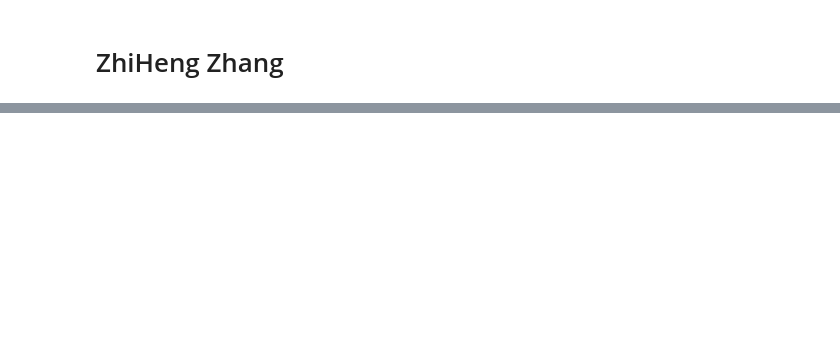
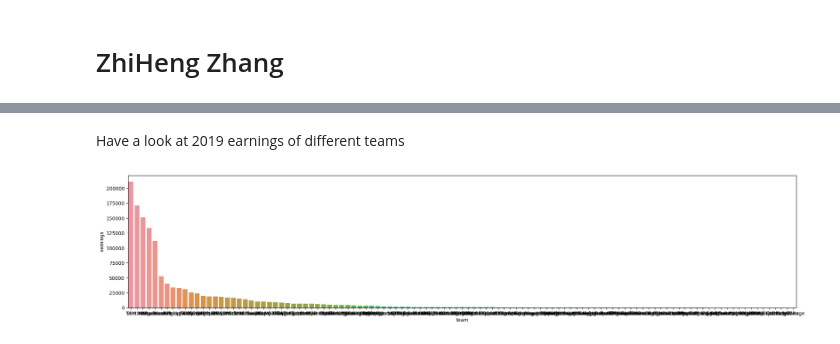
Before and after one commit to ubco-W2022T1-cosc301/project-group08, a Jupyter notebook: notebooks/analysis1.ipynb, the cells around one changed output, grey strips where cells are left out. Saved outputs shown, nothing was run; the diff lists cells and outputs as text; code cells hidden in the pictures; blank space fills up the shorter version.

```diff
--- a/notebooks/analysis1.ipynb
+++ b/notebooks/analysis1.ipynb
@@ -59,0 +17,8 @@ win_by_player
+# %%
+win_by_org = pd.read_csv("ungraded/winnings_by_org_allYears.csv")
+win2019 = win_by_org[win_by_org["year"]==2019]
+win2020 = win_by_org[win_by_org["year"]==2020]
+win2021 = win_by_org[win_by_org["year"]==2021]
+win2022 = win_by_org[win_by_org["year"]==2022]
+print("2019 chart:")
+win2019
@@ -59,0 +94,9 @@ win_by_player
+# %% [markdown]
+Have a look at 2019 earnings of different teams
+# %%
+import seaborn as sns
+import matplotlib.pyplot as plt
+sns.barplot(y=win2019["earnings"],x=win2019["team"])
+plt.gcf().set_size_inches(25, 5)
+# %% [output]
+[figure, added]
```
Also changed, not shown: parts of 36 cells of this notebook, 1 other file.
